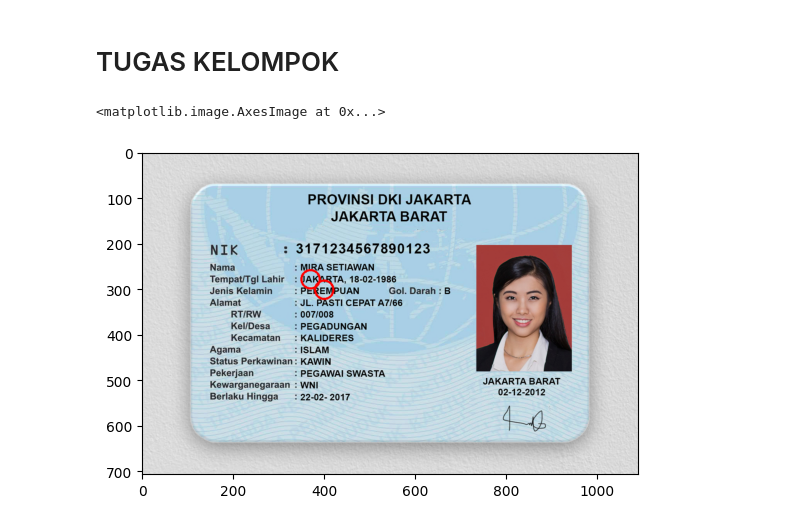
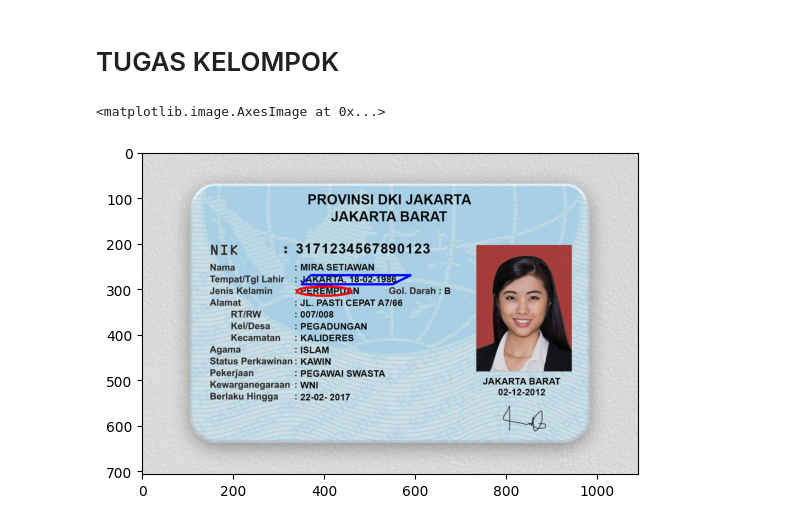
Before and after one commit to RizkyFitriAndini/PCVK_Ganjil_2024, a Jupyter notebook: Week2.ipynb, the cells around one changed output. Cells and saved outputs as stored; diff of their text form; code cells hidden in the pictures.

```diff
--- a/Week2.ipynb
+++ b/Week2.ipynb
@@ -248,17 +248,23 @@ plt.imshow(img_cat)
 # %%
 import cv2 as cv
 from google.colab.patches import cv2_imshow
 from skimage import io
 import matplotlib.pyplot as plt
 import numpy as np
 
 url = "https://www.beritariau.com/foto_berita/2022/05/2022-05-23-aturan-baru-buat-ktp-nama-maksimal-60-huruf-termasuk-spasi.b686f703"
 image = io.imread(url)
 plt.imshow(image)
 
-cv.circle(image, center=(370,279), radius=20, color=(255,0,0), thickness=3)
-cv.circle(image, center=(400,302), radius=20, color=(255,0,0), thickness=3)
+center_coordinates = (400, 305)
+axes_lengths = (60, 10)
+cv.ellipse(image, center_coordinates, axes_lengths, 0, 0, 360, (255, 0, 0), 3)
+
+points = np.array([[370, 270], [590, 270], [550, 290], [350, 290]], np.int32)
+points = points.reshape((-1, 1, 2))
+cv.polylines(image, [points], isClosed=True, color=(0, 0, 255), thickness=3)
+
 plt.imshow(image)
 # %% [output]
 <matplotlib.image.AxesImage at 0x...>
-[figure, old version]
+[figure, new version]
```
